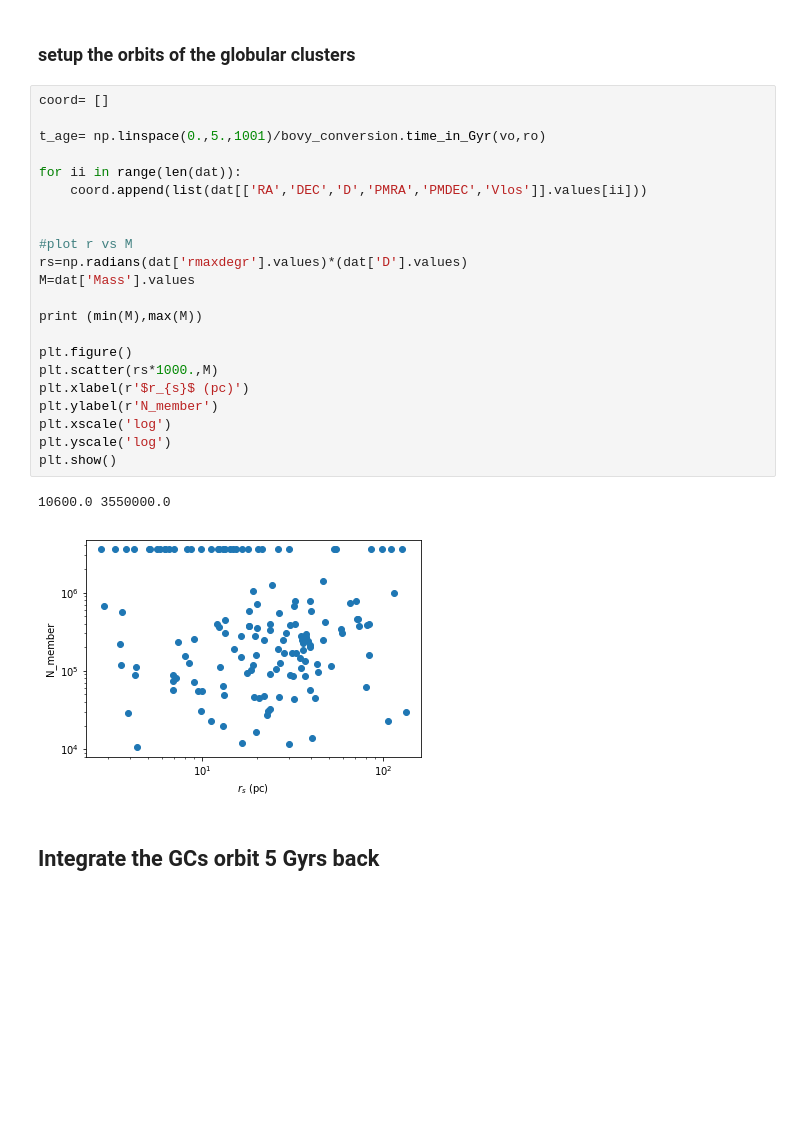
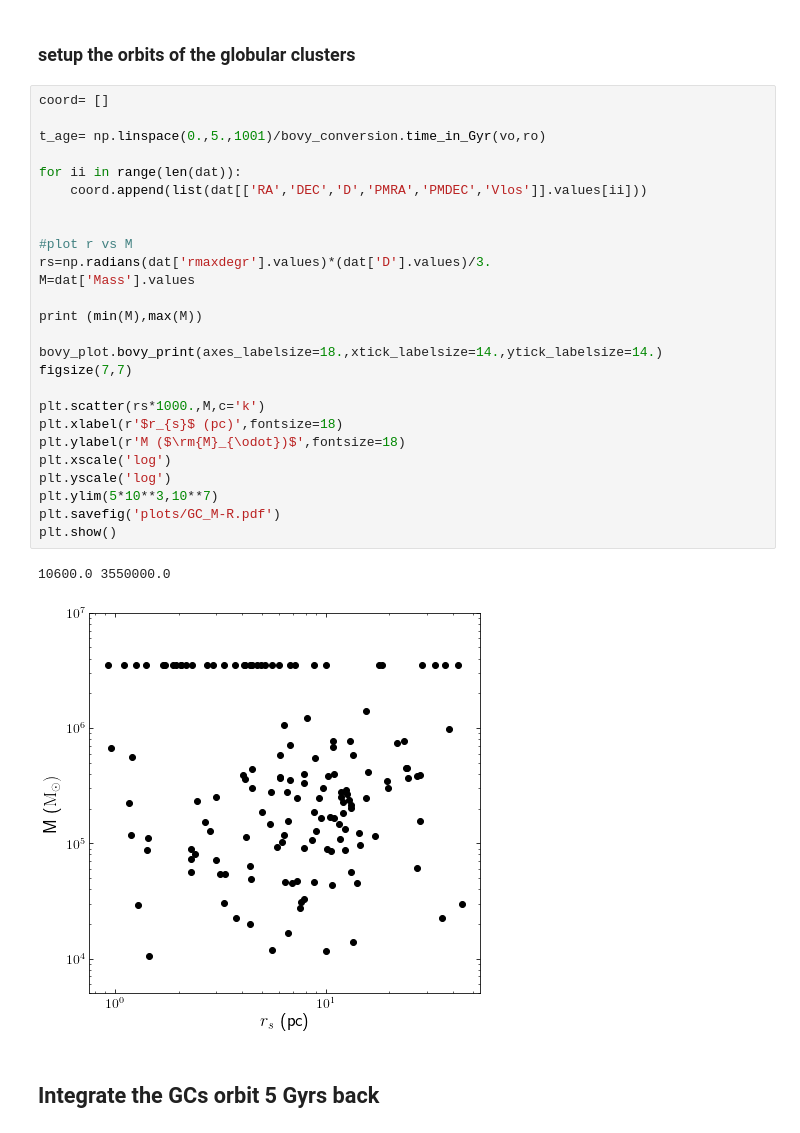
Before and after one commit to nbanik/Baryonic-effects-on-Pal5, a Jupyter notebook: globular_clusters.ipynb, the cells around one changed output. Cells and saved outputs as stored; diff of their text form; blank space fills up the shorter version.

```diff
--- a/globular_clusters.ipynb
+++ b/globular_clusters.ipynb
@@ -58,28 +58,32 @@ Index(['Mass', 'RA', 'DEC', 'D', 'Vlos', 'PMRA', 'PMDEC', 'rmaxdegr'], dtype='ob
 # %%
 coord= []
 
 t_age= np.linspace(0.,5.,1001)/bovy_conversion.time_in_Gyr(vo,ro)
 
 for ii in range(len(dat)):
     coord.append(list(dat[['RA','DEC','D','PMRA','PMDEC','Vlos']].values[ii]))
 
 
 #plot r vs M
-rs=np.radians(dat['rmaxdegr'].values)*(dat['D'].values)
+rs=np.radians(dat['rmaxdegr'].values)*(dat['D'].values)/3.
 M=dat['Mass'].values
 
 print (min(M),max(M))
 
-plt.figure()
-plt.scatter(rs*1000.,M)
-plt.xlabel(r'$r_{s}$ (pc)')
-plt.ylabel(r'N_member')
+bovy_plot.bovy_print(axes_labelsize=18.,xtick_labelsize=14.,ytick_labelsize=14.)
+figsize(7,7)
+
+plt.scatter(rs*1000.,M,c='k')
+plt.xlabel(r'$r_{s}$ (pc)',fontsize=18)
+plt.ylabel(r'M ($\rm{M}_{\odot})$',fontsize=18)
 plt.xscale('log')
 plt.yscale('log')
+plt.ylim(5*10**3,10**7)
+plt.savefig('plots/GC_M-R.pdf')
 plt.show()
 # %% [output]
 10600.0 3550000.0
-[figure, old version]
+[figure, new version]
 # %% [markdown]
 ## Integrate the GCs orbit 5 Gyrs back
 # %%
```
Also changed, not shown: parts of 13 cells of this notebook.
